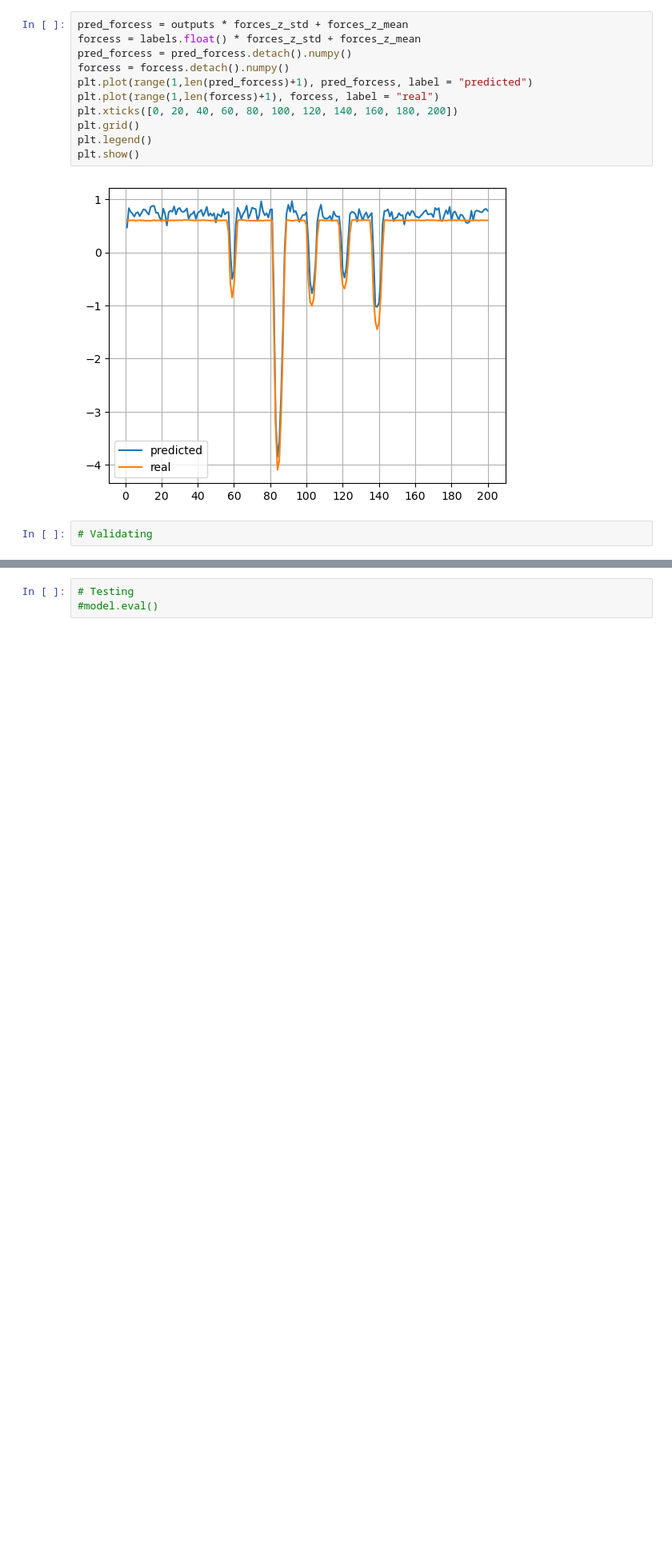
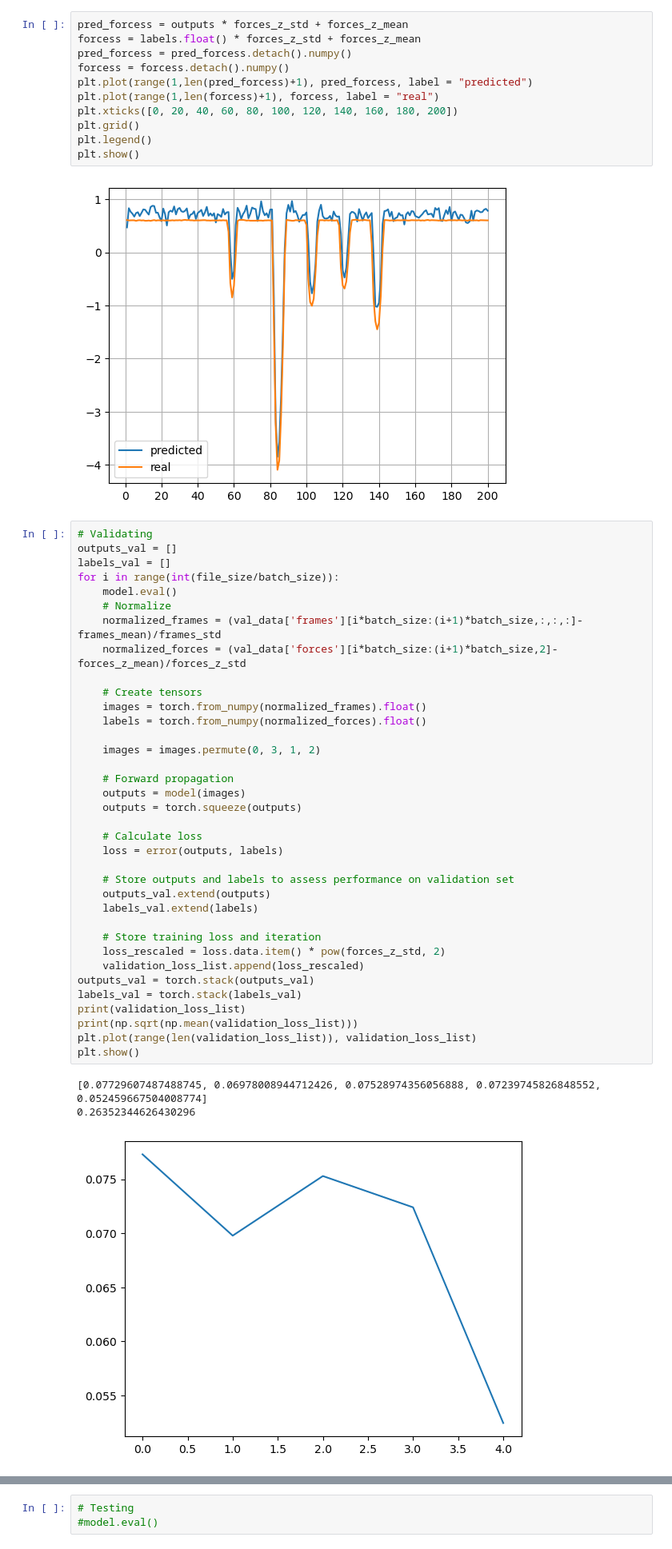
Before and after one commit to SoftSensing/VBSS, a Jupyter notebook: CNN-RNN-Skeleton-Implem.ipynb, the cells around one changed output, grey strips where cells are left out. Shown: that part at 80% size. Cells and saved outputs as stored; diff of their text form; blank space fills up the shorter version.

Commit message:
0.263 RMSE VALIDATION, dataset multisine_att0.09, 20% dropout, 200 seq_length

```diff
--- a/CNN-RNN-Skeleton-Implem.ipynb
+++ b/CNN-RNN-Skeleton-Implem.ipynb
@@ -243,5 +243,43 @@ plt.legend()
 plt.show()
 # %% [output]
 [figure]
-# %%
-# Validating
+# %%
+# Validating
+outputs_val = []
+labels_val = []
+for i in range(int(file_size/batch_size)):
+    model.eval()
+    # Normalize
+    normalized_frames = (val_data['frames'][i*batch_size:(i+1)*batch_size,:,:,:]-frames_mean)/frames_std
+    normalized_forces = (val_data['forces'][i*batch_size:(i+1)*batch_size,2]-forces_z_mean)/forces_z_std
+
+    # Create tensors
+    images = torch.from_numpy(normalized_frames).float()
+    labels = torch.from_numpy(normalized_forces).float()
+
+    images = images.permute(0, 3, 1, 2)
+
+    # Forward propagation
+    outputs = model(images)
+    outputs = torch.squeeze(outputs)
+
+    # Calculate loss
+    loss = error(outputs, labels)
+
+    # Store outputs and labels to assess performance on validation set
+    outputs_val.extend(outputs)
+    labels_val.extend(labels)
+
+    # Store training loss and iteration
+    loss_rescaled = loss.data.item() * pow(forces_z_std, 2)
+    validation_loss_list.append(loss_rescaled)
+outputs_val = torch.stack(outputs_val)
+labels_val = torch.stack(labels_val)
+print(validation_loss_list)
+print(np.sqrt(np.mean(validation_loss_list)))
+plt.plot(range(len(validation_loss_list)), validation_loss_list)
+plt.show()
+# %% [output]
+[0.07729607487488745, 0.06978008944712426, 0.07528974356056888, 0.07239745826848552, 0.052459667504008774]
+0.26352344626430296
+[figure, added]
```
Also changed, not shown: parts of 2 cells of this notebook.
